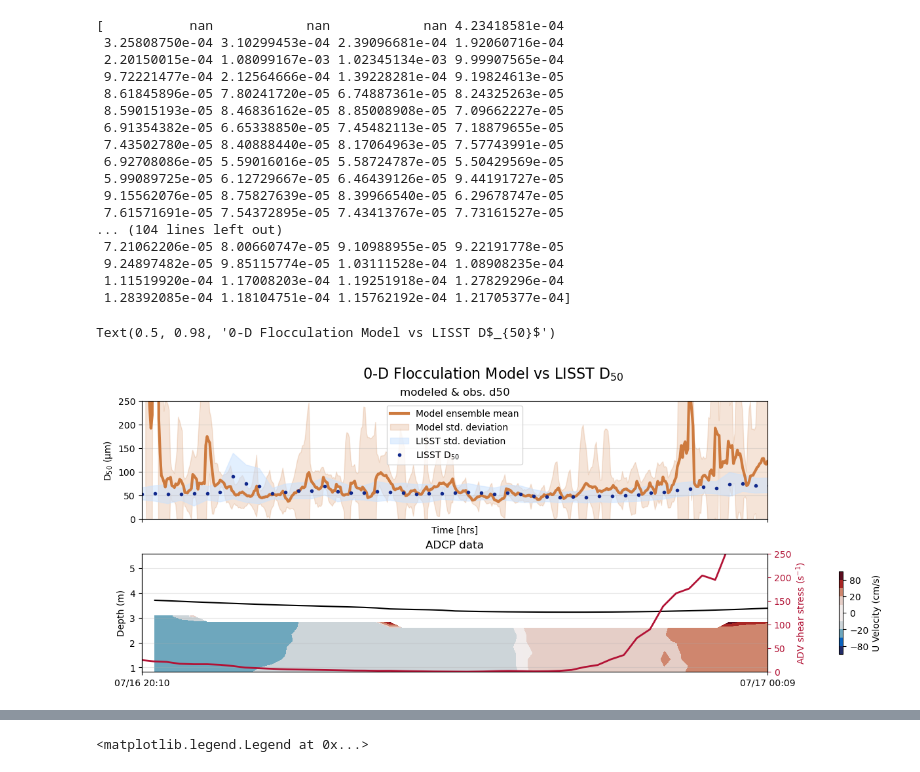
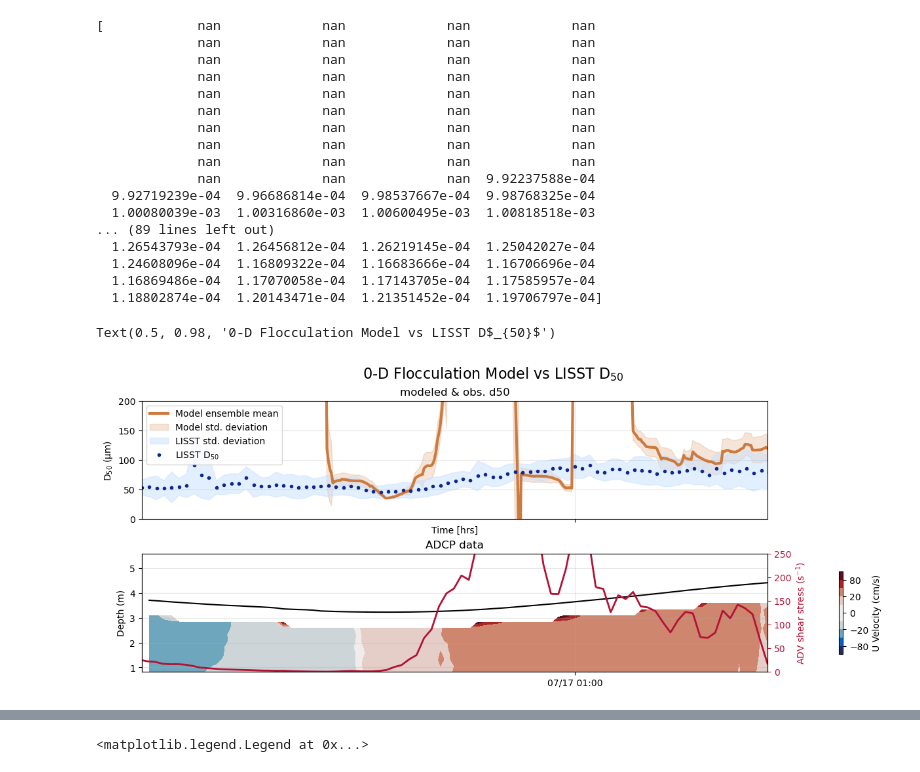
Before and after one commit to sienna-white/enkf_sediment, a Jupyter notebook: plot_floc_mod_ens.ipynb, the cells around one changed output, grey strips where cells are left out. Drawn from its saved outputs; the diff is of its cells as text; code cells hidden in the pictures.

```diff
--- a/plot_floc_mod_ens.ipynb
+++ b/plot_floc_mod_ens.ipynb
@@ -10,10 +10,10 @@ from scipy.integrate import cumulative_trapezoid #, trapz
 
 
 ############################## OPEN MODEL DATA ##############################
-ds = xr.open_dataset("FlocMod_ADV_G_34.nc", decode_times=False)
+ds = xr.open_dataset("FlocMod_ADV_G_37.nc", decode_times=False)
 volume = 4/3 * np.pi * (ds.Ds/2)**3
 date = pd.to_datetime("2020-07-16 20:10:01")
-# ds = ds.dropna(dim="N", how="all")
+ds = ds.dropna(dim="N", how="any")
 mtime = [date + pd.Timedelta(t, unit='s') for t in ds.time.values]
 nt = len(ds.time)
 Nens = len(ds.N)
@@ -298,7 +298,7 @@ ax2.tick_params(axis='y', colors='#B21235')
 ax2.set_ylabel("ADV shear stress (s$^{-1}$)", color='#B21235')
 
 # Number of particles
-var = ds.ssc.rolling(time=4).mean() # shape = (1380, 10, 250)
+var = ds.ssc.rolling(time=40).mean() # shape = (1380, 10, 250)
 Ds_aligned = ds.Ds.values[None, :, None]
 weights = var  *  volume
 mean_d = np.sum(Ds_aligned * weights, axis=1) / np.sum(weights, axis=1)
@@ -321,52 +321,52 @@ ax.set_ylim(10, 800)
 d50 = lds['D50'].isel(depth=0)
 stds = lds['D50'].std(axis=1)
 d50 = lds['D50'].mean(axis=1)
 
 ax.fill_between(ldates, np.squeeze(d50-stds), np.squeeze(d50+stds), color='#CBE2FE', alpha=0.55, label="LISST std. deviation")
 ax.plot(ldates, d50, 'o', color='#10288C', label="LISST D$_{50}$", markersize=3)
 format_date_ax(ax, 12)
-ax.set_ylim(0, 250)
+ax.set_ylim(0, 200)
 
 # Add ADCP
 h = axs[1].contourf(rtime, -adcp_z + offset, adcp_u.T, cmap=cmo.cm.balance, levels=levels)
 plt.colorbar(h, label='U Velocity (cm/s)', shrink=0.7)
 axs[1].grid(alpha=0.3)
 depths =  np.squeeze(adcp.P_1.values) #+ 0.41
 axs[1].plot(rtime, depths, color='k', label='Depth')
 axs[1].set_ylabel("Depth (m)")
 axs[0].legend()
 
 
 axs[0].set_title("modeled & obs. d50")
 
 axs[1].set_title("ADCP data")
 
 ax.set_xlim(mtime[0], mtime[-1])
 plt.suptitle("0-D Flocculation Model vs LISST D$_{50}$", fontsize=16)
 # ax.set_yscale('log')
 # ax.set_title("Shear = %d s$^{-1}$" % G)
 
 # fig.savefig("validation.png" % (G), dpi=300, bbox_inches='tight')
 # %% [output]
-[           nan            nan            nan 4.23418581e-04
- 3.25808750e-04 3.10299453e-04 2.39096681e-04 1.92060716e-04
- 2.20150015e-04 1.08099167e-03 1.02345134e-03 9.99907565e-04
- 9.72221477e-04 2.12564666e-04 1.39228281e-04 9.19824613e-05
- 8.61845896e-05 7.80241720e-05 6.74887361e-05 8.24325263e-05
- 8.59015193e-05 8.46836162e-05 8.85008908e-05 7.09662227e-05
- 6.91354382e-05 6.65338850e-05 7.45482113e-05 7.18879655e-05
- 7.43502780e-05 8.40888440e-05 8.17064963e-05 7.57743991e-05
- 6.92708086e-05 5.59016016e-05 5.58724787e-05 5.50429569e-05
- 5.99089725e-05 6.12729667e-05 6.46439126e-05 9.44191727e-05
- 9.15562076e-05 8.75827639e-05 8.39966540e-05 6.29678747e-05
- 7.61571691e-05 7.54372895e-05 7.43413767e-05 7.73161527e-05
-... (104 lines left out)
- 7.21062206e-05 8.00660747e-05 9.10988955e-05 9.22191778e-05
- 9.24897482e-05 9.85115774e-05 1.03111528e-04 1.08908235e-04
- 1.11519920e-04 1.17008203e-04 1.19251918e-04 1.27829296e-04
- 1.28392085e-04 1.18104751e-04 1.15762192e-04 1.21705377e-04]
+[            nan             nan             nan             nan
+             nan             nan             nan             nan
+             nan             nan             nan             nan
+             nan             nan             nan             nan
+             nan             nan             nan             nan
+             nan             nan             nan             nan
+             nan             nan             nan             nan
+             nan             nan             nan             nan
+             nan             nan             nan             nan
+             nan             nan             nan  9.92237588e-04
+  9.92719239e-04  9.96686814e-04  9.98537667e-04  9.98768325e-04
+  1.00080039e-03  1.00316860e-03  1.00600495e-03  1.00818518e-03
+... (89 lines left out)
+  1.26543793e-04  1.26456812e-04  1.26219145e-04  1.25042027e-04
+  1.24608096e-04  1.16809322e-04  1.16683666e-04  1.16706696e-04
+  1.16869486e-04  1.17070058e-04  1.17143705e-04  1.17585957e-04
+  1.18802874e-04  1.20143471e-04  1.21351452e-04  1.19706797e-04]
 Text(0.5, 0.98, '0-D Flocculation Model vs LISST D$_{50}$')
-[figure, old version]
+[figure, new version]
 # %%
 # LISST size classes // append last element
 x = lds.size_class.values
```
Also changed, not shown: parts of 12 cells of this notebook, 1 other file.
